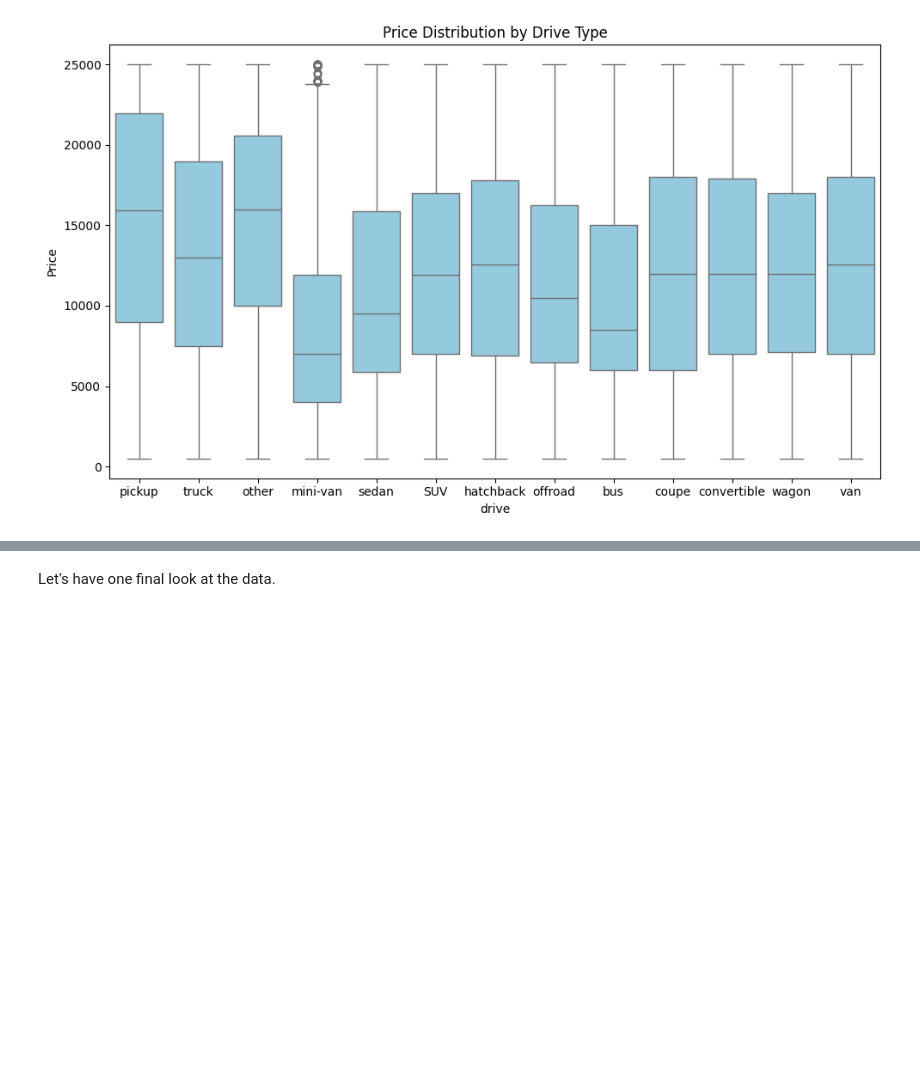
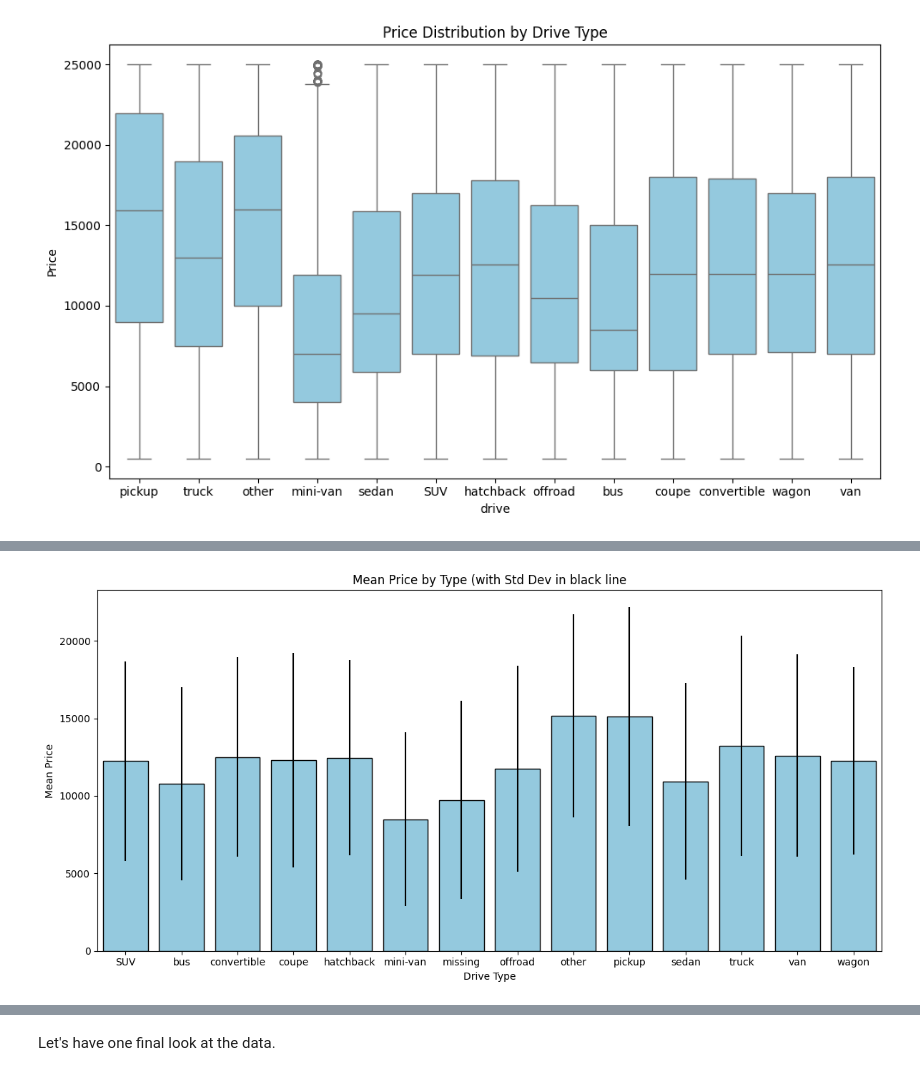
Before and after one commit to jeffreylgoode/what-drives-car-prices, a Jupyter notebook: notebooks/car_price_analysis.ipynb, the cells around one changed output, grey strips where cells are left out. Saved outputs shown, nothing was run; the diff lists cells and outputs as text; code cells hidden in the pictures; blank space fills up the shorter version.

```diff
--- a/notebooks/car_price_analysis.ipynb
+++ b/notebooks/car_price_analysis.ipynb
@@ -911,0 +968,30 @@ plt.show()
+# %%
+import matplotlib.pyplot as plt
+import seaborn as sns
+
+# Compute mean and std dev
+drive_stats6 = (
+    df_clean6
+    .groupby("type")["price"]
+    .agg(["mean", "std"])
+    .reset_index()
+)
+
+plt.figure(figsize=(12, 6))
+
+sns.barplot(
+    data=drive_stats6,
+    x="type",
+    y="mean",
+    yerr=drive_stats6["std"],
+    color="skyblue",
+    edgecolor="black"
+)
+
+plt.title("Mean Price by Type (with Std Dev in black line")
+plt.xlabel("Drive Type")
+plt.ylabel("Mean Price")
+plt.tight_layout()
+plt.show()
+# %% [output]
+[figure, added]
```
Also changed, not shown: parts of 16 cells of this notebook.
